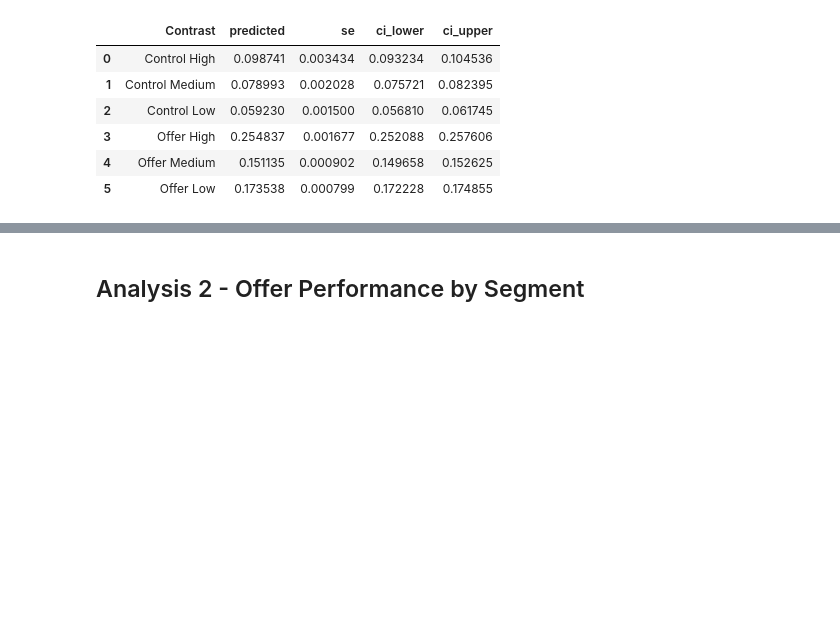
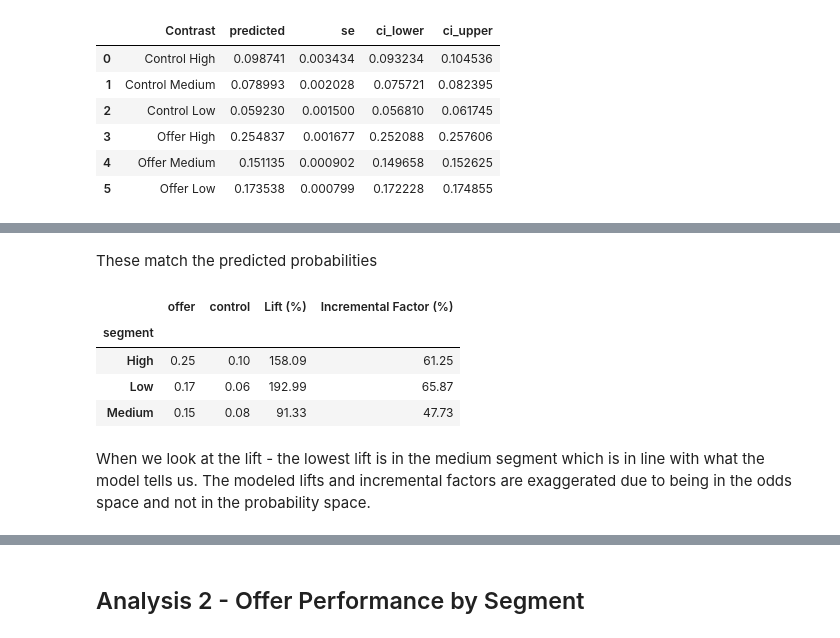
Before and after one commit to DivyaSharma0795/streaming-campaign-measurement, a Jupyter notebook: notebooks/03_Analysis.ipynb, the cells around one changed output, grey strips where cells are left out. Saved outputs shown, nothing was run; the diff lists cells and outputs as text; code cells hidden in the pictures; blank space fills up the shorter version.

```diff
--- a/notebooks/03_Analysis.ipynb
+++ b/notebooks/03_Analysis.ipynb
@@ -281,0 +335,19 @@ result_df
+# %% [markdown]
+These match the predicted probabilities
+# %%
+inc_check = inc_analysis_df.groupby(['control', 'segment'])['resubscribed_promo'].agg(['sum', 'count', 'mean']).reset_index()
+inc_check.columns = ['control', 'segment', 'resubscribed', 'total', 'rate']
+
+pivot_check = inc_check.pivot(index='segment', columns='control', values='rate')
+pivot_check.columns = ['offer', 'control']
+pivot_check['Lift (%)'] = ((pivot_check['offer'] - pivot_check['control']) / pivot_check['control']) * 100
+pivot_check['Incremental Factor (%)'] = ((pivot_check['offer'] - pivot_check['control']) / pivot_check['offer']) * 100
+pivot_check.round(2)
+# %% [output]
+|  | offer | control | Lift (%) | Incremental Factor (%) |
+| segment |  |  |  |  |
+| High | 0.25 | 0.10 | 158.09 | 61.25 |
+| Low | 0.17 | 0.06 | 192.99 | 65.87 |
+| Medium | 0.15 | 0.08 | 91.33 | 47.73 |
+# %% [markdown]
+When we look at the lift - the lowest lift is in the medium segment which is in line with what the model tells us. The modeled lifts and incremental factors are exaggerated due to being in the odds space and not in the probability space.
```
Also changed, not shown: parts of 16 cells of this notebook.
